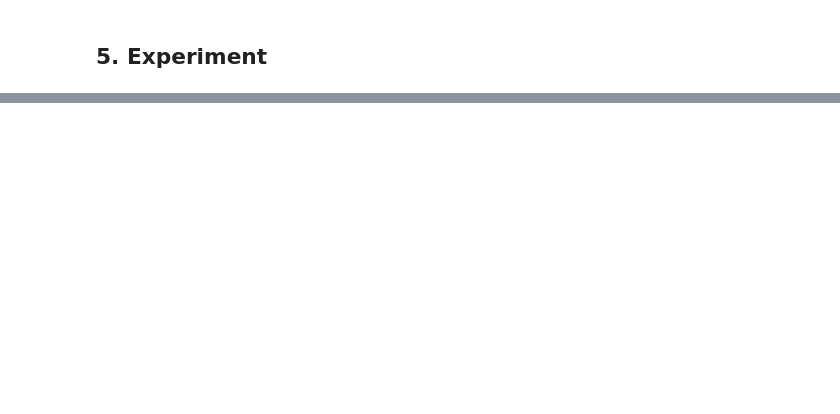
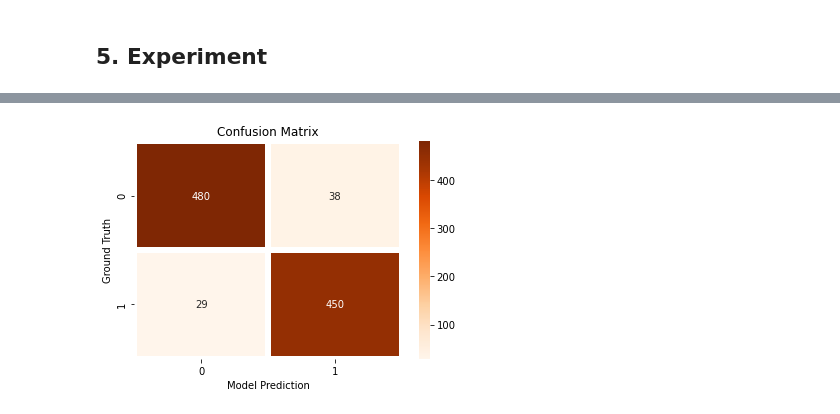
Before and after one commit to LetianLee/MSc-Project-SemEval2020-Task4, a Jupyter notebook: MSc Project/Experiment/Experiment_Subtask_A.ipynb, the cells around one changed output, grey strips where cells are left out. Drawn from its saved outputs; the diff is of its cells as text; code cells hidden in the pictures; blank space fills up the shorter version.

Commit message:
Optimize the visualization. (Add Confusion Matrix) - Display the Confusion Matrix. - Optimize the plotting.

```diff
--- a/MSc Project/Experiment/Experiment_Subtask_A.ipynb
+++ b/MSc Project/Experiment/Experiment_Subtask_A.ipynb
@@ -43,7 +43,7 @@ import time
 Use GPU Facilities.
 # %%
 import torch
-cuda_id = 1
+cuda_id = 3
 device = torch.device("cuda:%s" % cuda_id if torch.cuda.is_available() else "cpu")
 device_name = torch.cuda.get_device_name(cuda_id) if torch.cuda.is_available() else "cpu"
 print("We are using the device %s - %s" % (device, device_name))
@@ -269,7 +278,7 @@ def evaluate(model, dataset, batch_size=1, process_name=None, info=None):
         correct = 0
         count = 0
         loss_list = list()
-        record = list()
+        record = {"labels":list(), "predictions":list()}
 
         pbar = tqdm(data_loader)
         for batch in pbar:
@@ -303,7 +312,8 @@ def evaluate(model, dataset, batch_size=1, process_name=None, info=None):
                 writer_tensorboard.add_scalars("Accuracy", {"_".join([process_name] + info[:-1]): accuracy}, info[-1])
 
             # record the results
-            # record.append((int(labels),int(predictions)))
+            record["labels"] += labels.cpu().numpy().tolist()
+            record["predictions"] += predictions.cpu().numpy().tolist()
 
         pbar.close()
 
@@ -312,11 +322,12 @@ def evaluate(model, dataset, batch_size=1, process_name=None, info=None):
     eval_accuracy = accuracy
 
     # Convert evaluation record to a pandas DataFrame object
-    # df_record = DataFrame(record)
-    # df_record.columns = ["Ground Truth","Model Prediction"]
-    df_record = None
+#     pass
+#     df_record = DataFrame(record)
+#     df_record.columns = ["Ground Truth","Model Prediction"]
+#     df_record = None
 
-    return eval_loss, eval_accuracy, df_record
+    return eval_loss, eval_accuracy, record
 # %% [markdown]
 Prepare the training function.
 # %%
@@ -389,8 +400,9 @@ def train(model, dataset, optimizer, batch_size=16, epoch=10, loss_function=None
 
         # Evaluation on validation dataset
         val_dataset = dataset.get("val_dataset")
-        val_loss, val_accuracy, __ = evaluate(model, val_dataset, batch_size=batch_size, process_name="Validation", info=info+[iteration])
+        val_loss, val_accuracy, record = evaluate(model, val_dataset, batch_size=batch_size,
+                                              process_name="Validation", info=info+[iteration])
         val_loss_list.append(val_loss)
         val_accuracy_list.append(val_accuracy)
 
-    return train_loss_list, train_accuracy_list, val_loss_list, val_accuracy_list
+    return train_loss_list, train_accuracy_list, val_loss_list, val_accuracy_list, record
@@ -409,8 +413,8 @@ import csv
 import os
 
 # Settings: whether to store the experiment results.
-store_img = False
-store_tensorboard_event = False
+store_img = True
+store_tensorboard_event = True
 
 """
 Select the Model and the Hyperparameters
@@ -418,7 +422,7 @@ Select the Model and the Hyperparameters
 # Select the model.
 # Check the Pretrained models on https://huggingface.co/transformers/pretrained_models.html
 # Options: ["bert-base-uncased" , "distilbert-base-uncased", "roberta-base", "roberta-large"]
-model_name = "distilbert-base-uncased"
+model_name = "roberta-large"
 
 # Select the optimizer.
 optimizer_name = 'Adam'
@@ -432,10 +436,10 @@ learning_rate_list = [1e-5]                                               # lear
 
 # Select the batch size list.
 # batch_size_list = [2,4,8,16,32,64,128,256]                              # batch size list
-batch_size_list = [8,16,32,64,128]                                        # batch size list
+batch_size_list = [128]                                                   # batch size list
 
 # Select the epoch.
-epoch = 5
+epoch = 15
 
 
 """
@@ -446,7 +450,8 @@ dataset = get_dataset(model_name)
 
 # Create a directory for this experiment.
 task_directory = "ExperimentResult_A"
-experiment_name = "_".join([time.strftime("%Y%m%d_%H%M", time.localtime()), model_name.title(), optimizer_name, loss_name])
+experiment_name = "_".join([time.strftime("%Y%m%d_%H%M", time.localtime()),
+                            model_name.title(), optimizer_name, loss_name, "Epoch=%s" % epoch])
 os.makedirs("./%s/%s" % (task_directory, experiment_name))
 
 # Experiment and store the results in a CSV file.
@@ -471,7 +476,7 @@ with open(file_name, 'a', newline='') as file:
             optimizer = get_optimizer(model, optimizer_name, learning_rate)
 
             # Training
-            train_loss_list, train_accuracy_list, val_loss_list, val_accuracy_list = train(
+            train_loss_list, train_accuracy_list, val_loss_list, val_accuracy_list, record = train(
                 model = model,
                 dataset = dataset,
                 optimizer = optimizer,
@@ -514,0 +516,11 @@ Epoch 1/5
+# %%
+# Display the Confusion Matrix of the last experiment result.
+import seaborn as sns
+df_record = DataFrame(record)
+df_record.columns = ["Ground Truth","Model Prediction"]
+crosstab = pd.crosstab(df_record["Ground Truth"],df_record["Model Prediction"])
+sns.heatmap(crosstab, cmap='Oranges', annot=True, fmt='g', linewidths=5)
+plt.title("Confusion Matrix")
+plt.show()
+# %% [output]
+[figure, added]
```
Also changed, not shown: parts of 7 cells of this notebook.
